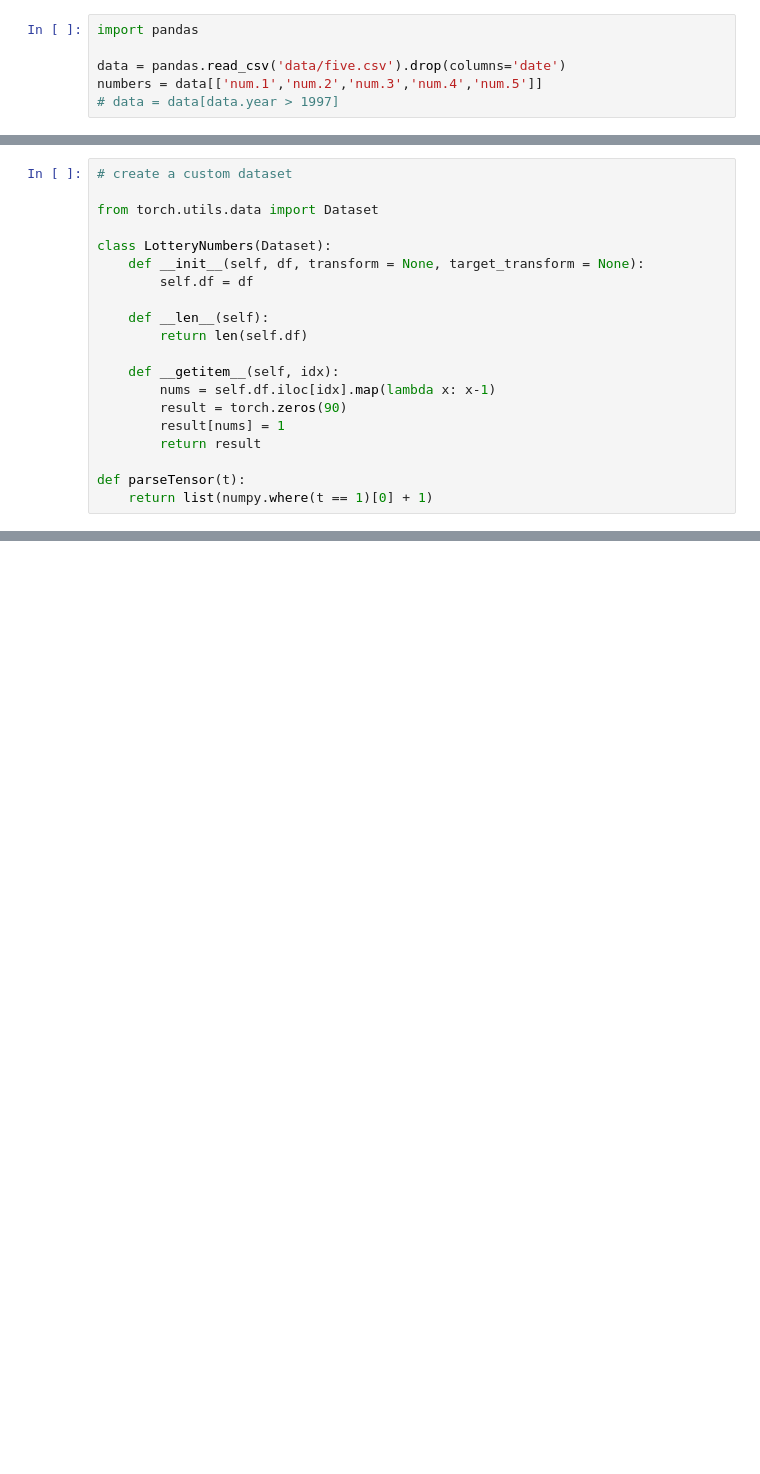
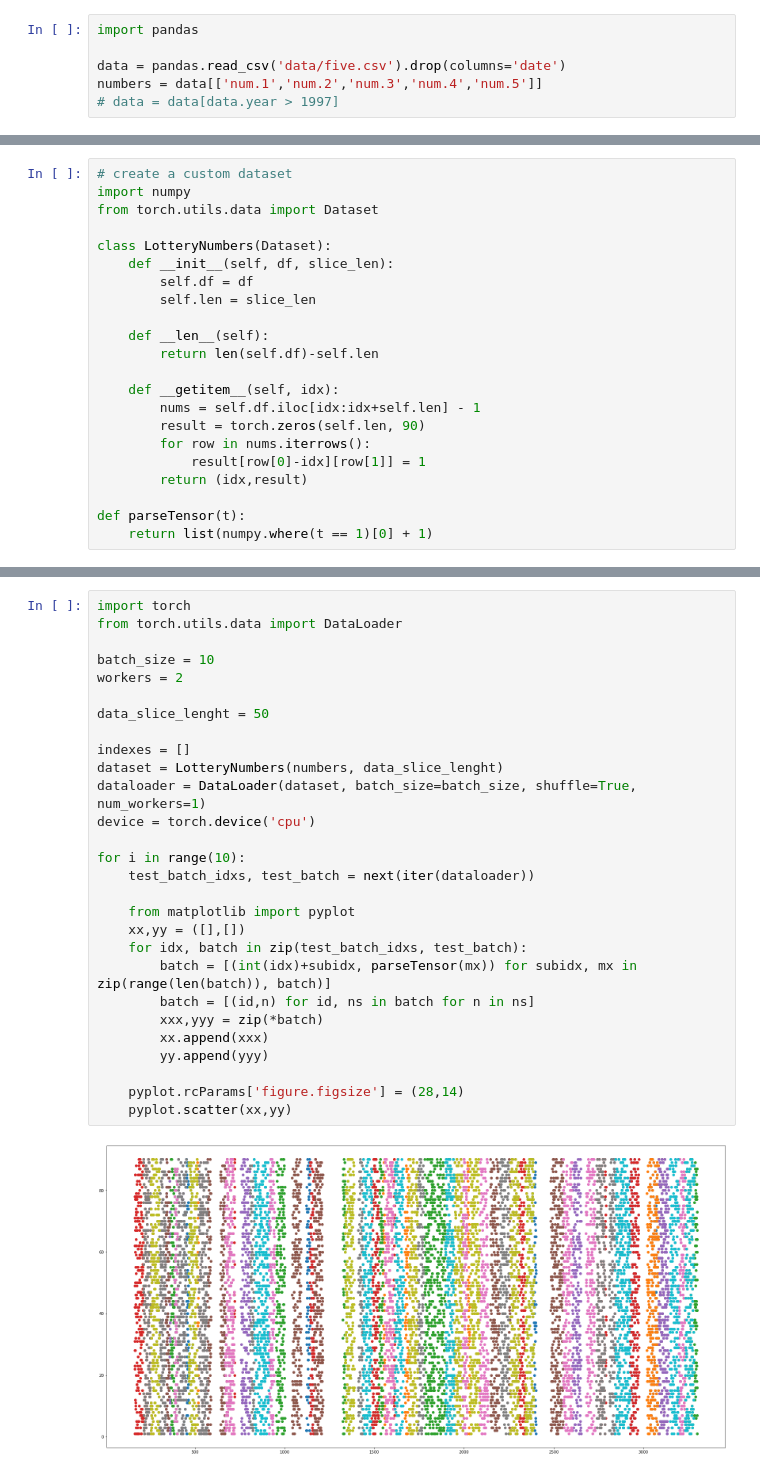
Before and after one commit to petii/ppylttry, a Jupyter notebook: learnstormy.ipynb, the cells around one changed output, grey strips where cells are left out. Saved outputs shown, nothing was run; the diff lists cells and outputs as text; blank space fills up the shorter version.

```diff
--- a/learnstormy.ipynb
+++ b/learnstormy.ipynb
@@ -15,20 +20,22 @@ numbers = data[['num.1','num.2','num.3','num.4','num.5']]
 # %%
 # create a custom dataset
-
+import numpy
 from torch.utils.data import Dataset
 
 class LotteryNumbers(Dataset):
-    def __init__(self, df, transform = None, target_transform = None):
+    def __init__(self, df, slice_len):
         self.df = df
+        self.len = slice_len
 
     def __len__(self):
-        return len(self.df)
+        return len(self.df)-self.len
 
     def __getitem__(self, idx):
-        nums = self.df.iloc[idx].map(lambda x: x-1)
-        result = torch.zeros(90)
-        result[nums] = 1
-        return result
+        nums = self.df.iloc[idx:idx+self.len] - 1
+        result = torch.zeros(self.len, 90)
+        for row in nums.iterrows():
+            result[row[0]-idx][row[1]] = 1
+        return (idx,result)
 
 def parseTensor(t):
     return list(numpy.where(t == 1)[0] + 1)
@@ -50,0 +42,30 @@ device = torch.device('cpu')
+# %%
+import torch
+from torch.utils.data import DataLoader
+
+batch_size = 10
+workers = 2
+
+data_slice_lenght = 50
+
+indexes = []
+dataset = LotteryNumbers(numbers, data_slice_lenght)
+dataloader = DataLoader(dataset, batch_size=batch_size, shuffle=True, num_workers=1)
+device = torch.device('cpu')
+
+for i in range(10):
+    test_batch_idxs, test_batch = next(iter(dataloader))
+
+    from matplotlib import pyplot
+    xx,yy = ([],[])
+    for idx, batch in zip(test_batch_idxs, test_batch):
+        batch = [(int(idx)+subidx, parseTensor(mx)) for subidx, mx in zip(range(len(batch)), batch)]
+        batch = [(id,n) for id, ns in batch for n in ns]
+        xxx,yyy = zip(*batch)
+        xx.append(xxx)
+        yy.append(yyy)
+
+    pyplot.rcParams['figure.figsize'] = (28,14)
+    pyplot.scatter(xx,yy)
+# %% [output]
+[figure, added]
```
Also changed, not shown: parts of 2 cells of this notebook.
